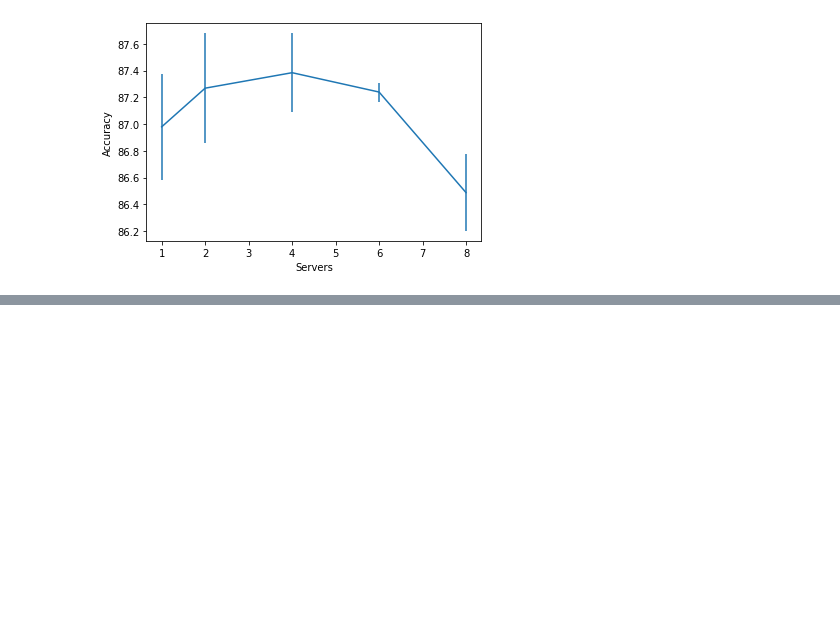
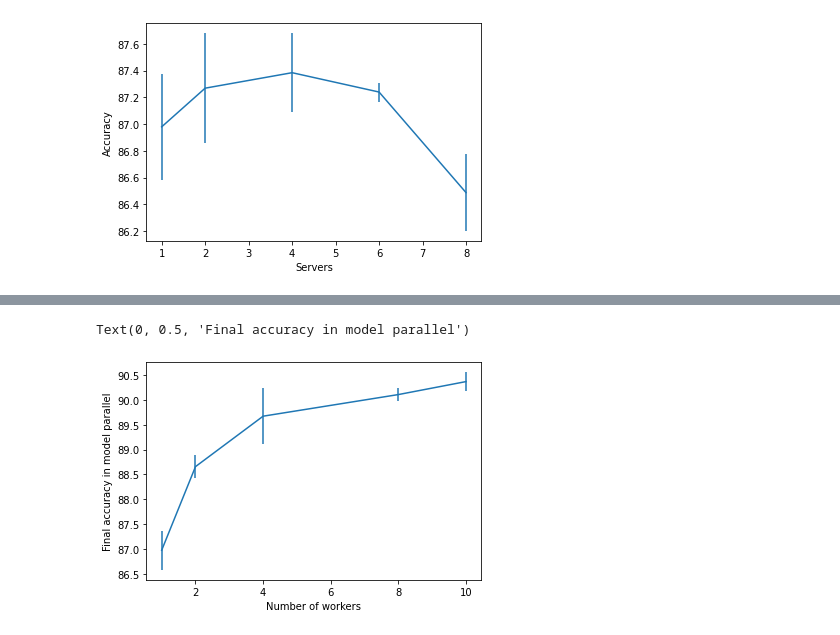
Before and after one commit to amanpatel101/CS244BParameterServer, a Jupyter notebook: notebooks/figure3_plots.ipynb, the cells around one changed output, grey strips where cells are left out. Saved outputs shown, nothing was run; the diff lists cells and outputs as text; code cells hidden in the pictures; blank space fills up the shorter version.

```diff
--- a/notebooks/figure3_plots.ipynb
+++ b/notebooks/figure3_plots.ipynb
@@ -63,2 +73,9 @@ plt.legend()
+# %%
+plt.errorbar([1,2,4,8,10], total_acc_w, std_acc_w)
+plt.xlabel("Number of workers")
+plt.ylabel("Final accuracy in model parallel")
+# %% [output]
+Text(0, 0.5, 'Final accuracy in model parallel')
+[figure, added]
 # %%
 plt.scatter([1,2,4,8,10], total_gradient_time)
```
Also changed, not shown: parts of 11 cells of this notebook, 10 other files.
